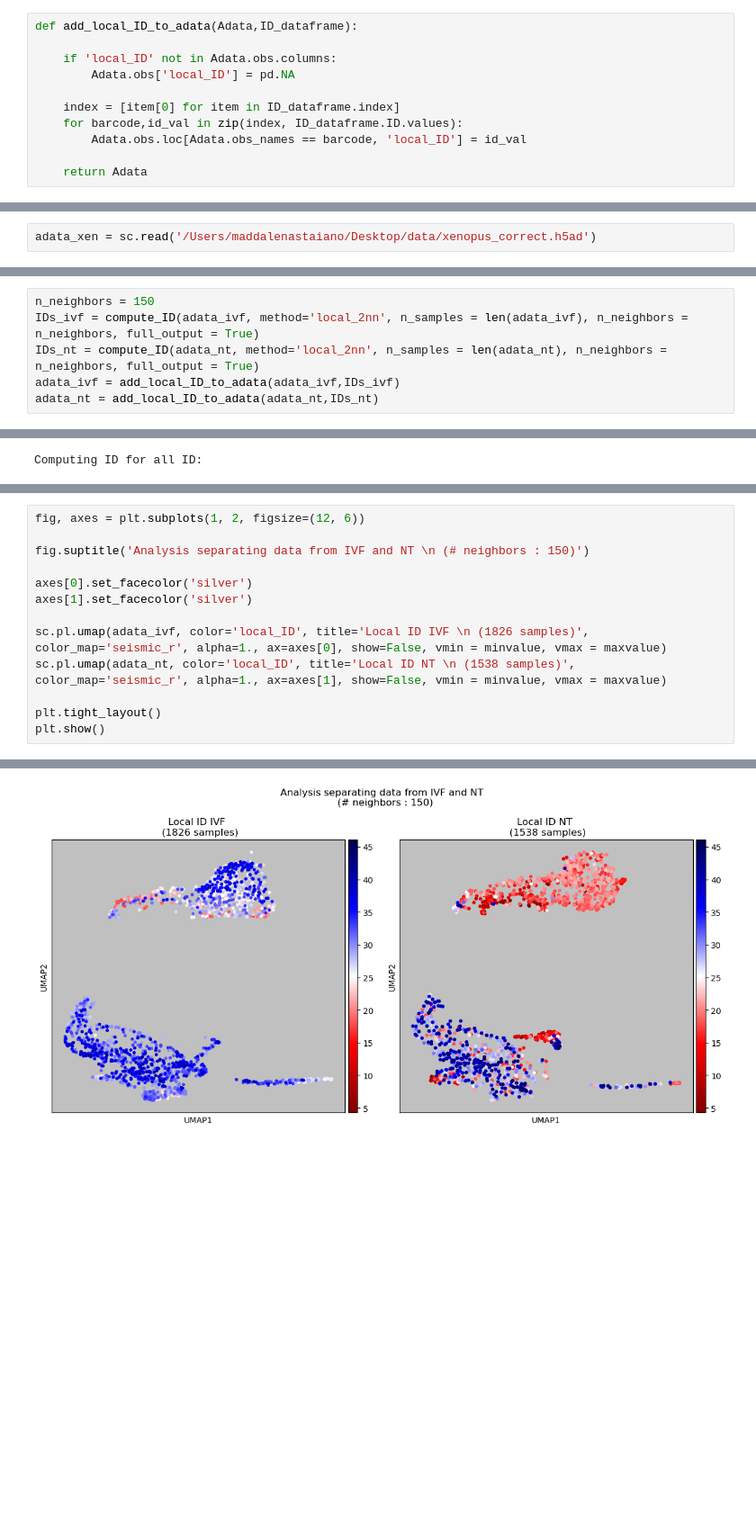
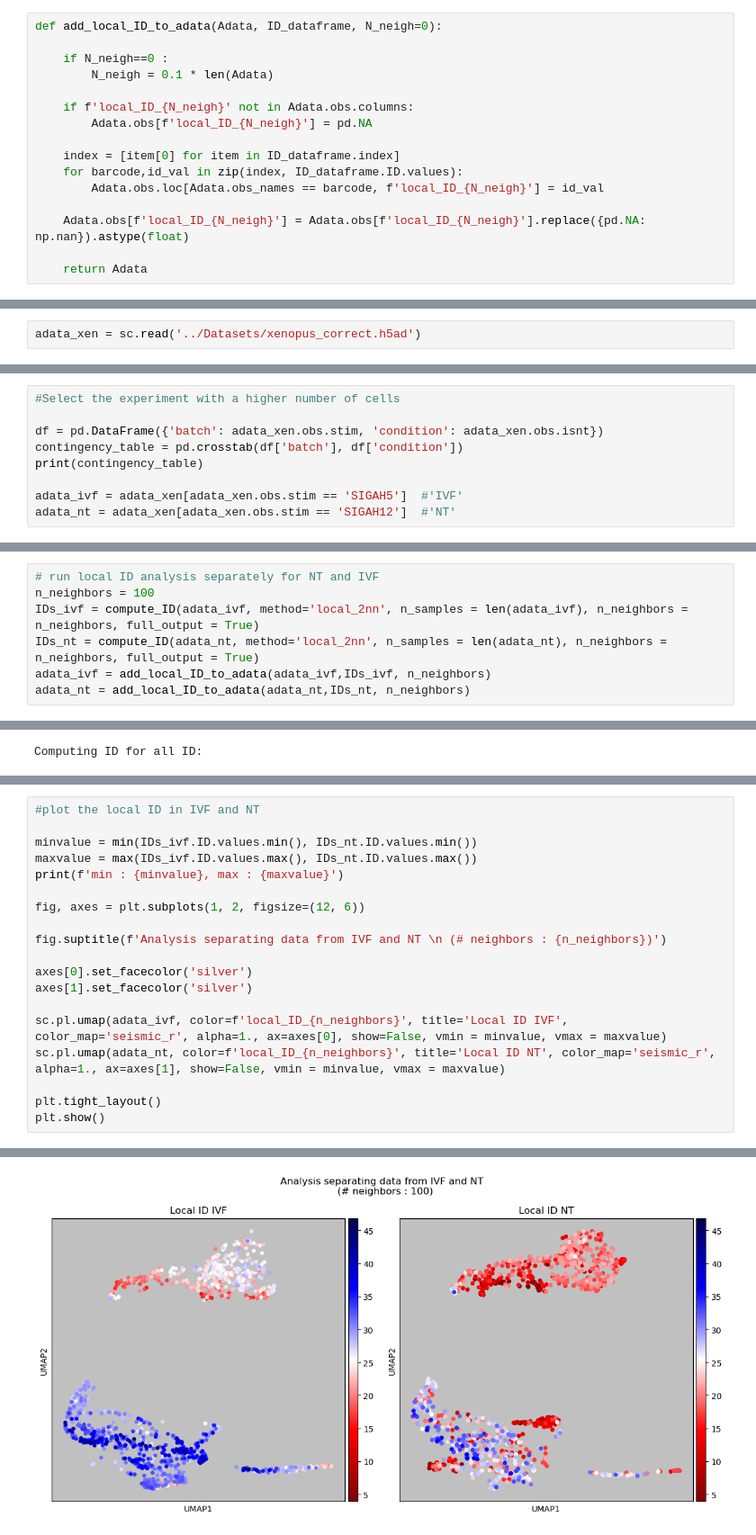
Before and after one commit to maddalenastn/IDEAS, a Jupyter notebook: Notebooks/Local_ID.ipynb, the cells around one changed output, grey strips where cells are left out. Shown at 90% size. Cells and saved outputs as stored; diff of their text form; blank space fills up the shorter version.

Commit message:
add n_neighbors in local ID column

```diff
--- a/Notebooks/Local_ID.ipynb
+++ b/Notebooks/Local_ID.ipynb
@@ -26,14 +24,19 @@ def assign_label(cluster):
     else:
         return 'other'
 # %%
-def add_local_ID_to_adata(Adata,ID_dataframe):
+def add_local_ID_to_adata(Adata, ID_dataframe, N_neigh=0):
 
-    if 'local_ID' not in Adata.obs.columns:
-        Adata.obs['local_ID'] = pd.NA
+    if N_neigh==0 :
+        N_neigh = 0.1 * len(Adata)
+
+    if f'local_ID_{N_neigh}' not in Adata.obs.columns:
+        Adata.obs[f'local_ID_{N_neigh}'] = pd.NA
 
     index = [item[0] for item in ID_dataframe.index]
     for barcode,id_val in zip(index, ID_dataframe.ID.values):
-        Adata.obs.loc[Adata.obs_names == barcode, 'local_ID'] = id_val
+        Adata.obs.loc[Adata.obs_names == barcode, f'local_ID_{N_neigh}'] = id_val
+
+    Adata.obs[f'local_ID_{N_neigh}'] = Adata.obs[f'local_ID_{N_neigh}'].replace({pd.NA: np.nan}).astype(float)
 
     return Adata
 # %%
@@ -213,4 +245,4 @@ sns.boxplot(data=adata_rep.obs, x="cluster", y="dpt_pseudotime", palette='Set1')
 # %% [markdown]
 ## Xenopus
 # %%
-adata_xen = sc.read('/Users/maddalenastaiano/Desktop/data/xenopus_correct.h5ad')
+adata_xen = sc.read('../Datasets/xenopus_correct.h5ad')
@@ -245,0 +254,9 @@ sc.pl.umap(adata_ivf, color=['seurat_clusters', 'isnt'], title = ['clusters', 'n
+# %%
+#Select the experiment with a higher number of cells
+
+df = pd.DataFrame({'batch': adata_xen.obs.stim, 'condition': adata_xen.obs.isnt})
+contingency_table = pd.crosstab(df['batch'], df['condition'])
+print(contingency_table)
+
+adata_ivf = adata_xen[adata_xen.obs.stim == 'SIGAH5']  #'IVF'
+adata_nt = adata_xen[adata_xen.obs.stim == 'SIGAH12']  #'NT'
@@ -246,9 +270,10 @@ sc.pl.umap(adata_ivf, color=['seurat_clusters', 'isnt'], title = ['clusters', 'n
 # %%
-n_neighbors = 150
+# run local ID analysis separately for NT and IVF
+n_neighbors = 100
 IDs_ivf = compute_ID(adata_ivf, method='local_2nn', n_samples = len(adata_ivf), n_neighbors = n_neighbors, full_output = True)
 IDs_nt = compute_ID(adata_nt, method='local_2nn', n_samples = len(adata_nt), n_neighbors = n_neighbors, full_output = True)
-adata_ivf = add_local_ID_to_adata(adata_ivf,IDs_ivf)
-adata_nt = add_local_ID_to_adata(adata_nt,IDs_nt)
+adata_ivf = add_local_ID_to_adata(adata_ivf,IDs_ivf, n_neighbors)
+adata_nt = add_local_ID_to_adata(adata_nt,IDs_nt, n_neighbors)
 # %% [output]
 Computing ID for all ID:
 Computing ID for all ID:
@@ -265,13 +280,19 @@ min : 4.254108872240635, max : 46.056525202158724
 # %%
+#plot the local ID in IVF and NT
+
+minvalue = min(IDs_ivf.ID.values.min(), IDs_nt.ID.values.min())
+maxvalue = max(IDs_ivf.ID.values.max(), IDs_nt.ID.values.max())
+print(f'min : {minvalue}, max : {maxvalue}')
+
 fig, axes = plt.subplots(1, 2, figsize=(12, 6))
 
-fig.suptitle('Analysis separating data from IVF and NT \n (# neighbors : 150)')
+fig.suptitle(f'Analysis separating data from IVF and NT \n (# neighbors : {n_neighbors})')
 
 axes[0].set_facecolor('silver')
 axes[1].set_facecolor('silver')
 
-sc.pl.umap(adata_ivf, color='local_ID', title='Local ID IVF \n (1826 samples)', color_map='seismic_r', alpha=1., ax=axes[0], show=False, vmin = minvalue, vmax = maxvalue)
-sc.pl.umap(adata_nt, color='local_ID', title='Local ID NT \n (1538 samples)', color_map='seismic_r', alpha=1., ax=axes[1], show=False, vmin = minvalue, vmax = maxvalue)
+sc.pl.umap(adata_ivf, color=f'local_ID_{n_neighbors}', title='Local ID IVF', color_map='seismic_r', alpha=1., ax=axes[0], show=False, vmin = minvalue, vmax = maxvalue)
+sc.pl.umap(adata_nt, color=f'local_ID_{n_neighbors}', title='Local ID NT', color_map='seismic_r', alpha=1., ax=axes[1], show=False, vmin = minvalue, vmax = maxvalue)
 
 plt.tight_layout()
 plt.show()
@@ -279 +301 @@ plt.show()
-[figure, old version]
+[figure, new version]
```
Also changed, not shown: parts of 35 cells of this notebook.
